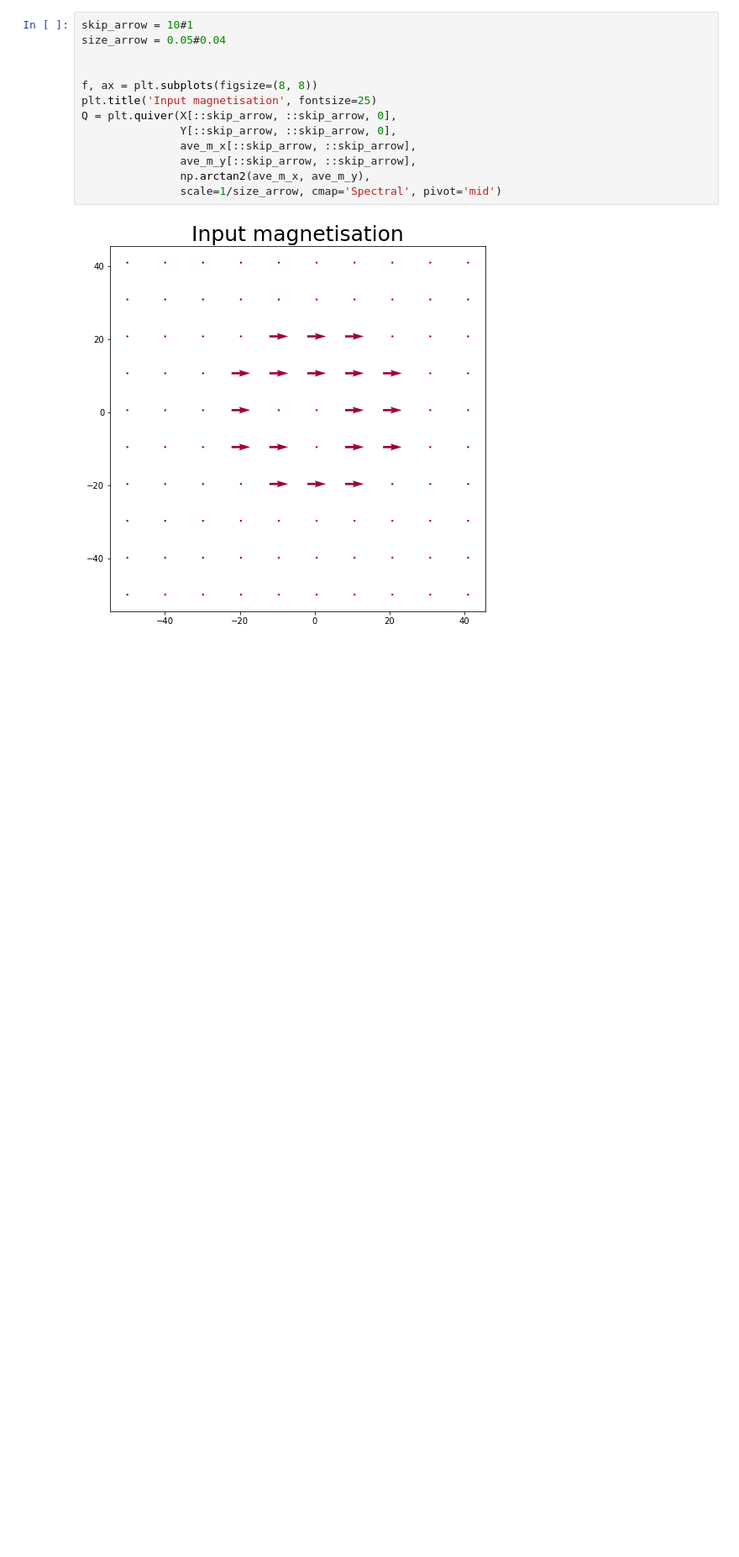
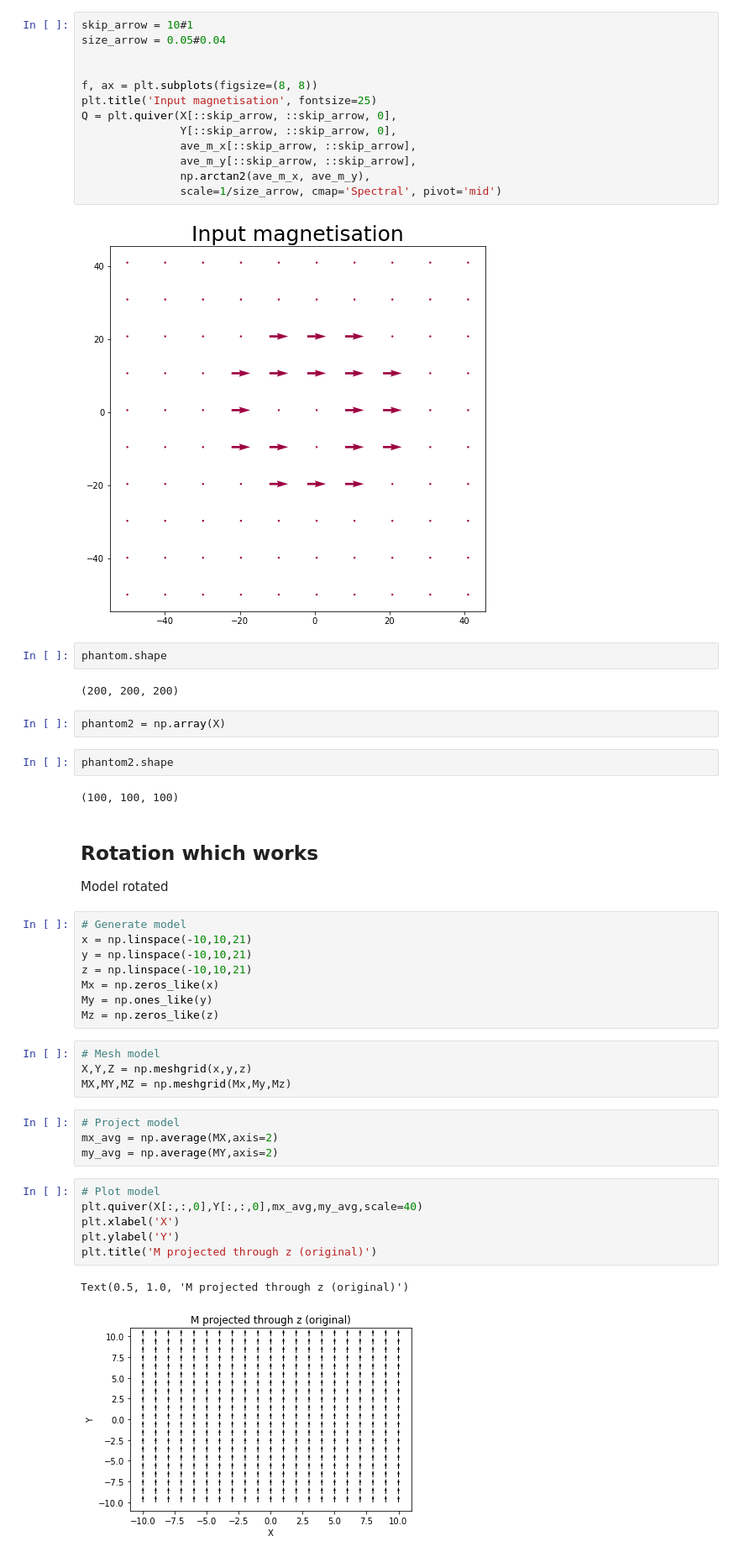
Before and after one commit to grlewis333/phd-work, a Jupyter notebook: holo-sim.ipynb, the cells around one changed output. Shown at 84% size. Saved outputs shown, nothing was run; the diff lists cells and outputs as text; blank space fills up the shorter version.

Commit message:
rotation nearly solved

```diff
--- a/holo-sim.ipynb
+++ b/holo-sim.ipynb
@@ -559,3 +560,41 @@ Q = plt.quiver(X[::skip_arrow, ::skip_arrow, 0],
                scale=1/size_arrow, cmap='Spectral', pivot='mid')
 # %% [output]
 [figure]
+# %%
+phantom.shape
+# %% [output]
+(200, 200, 200)
+# %%
+phantom2 = np.array(X)
+# %%
+phantom2.shape
+# %% [output]
+(100, 100, 100)
+# %% [markdown]
+## Rotation which works
+Model rotated
+# %%
+# Generate model
+x = np.linspace(-10,10,21)
+y = np.linspace(-10,10,21)
+z = np.linspace(-10,10,21)
+Mx = np.zeros_like(x)
+My = np.ones_like(y)
+Mz = np.zeros_like(z)
+# %%
+# Mesh model
+X,Y,Z = np.meshgrid(x,y,z)
+MX,MY,MZ = np.meshgrid(Mx,My,Mz)
+# %%
+# Project model
+mx_avg = np.average(MX,axis=2)
+my_avg = np.average(MY,axis=2)
+# %%
+# Plot model
+plt.quiver(X[:,:,0],Y[:,:,0],mx_avg,my_avg,scale=40)
+plt.xlabel('X')
+plt.ylabel('Y')
+plt.title('M projected through z (original)')
+# %% [output]
+Text(0.5, 1.0, 'M projected through z (original)')
+[figure, added]
```
Also changed, not shown: parts of 15 cells of this notebook.
